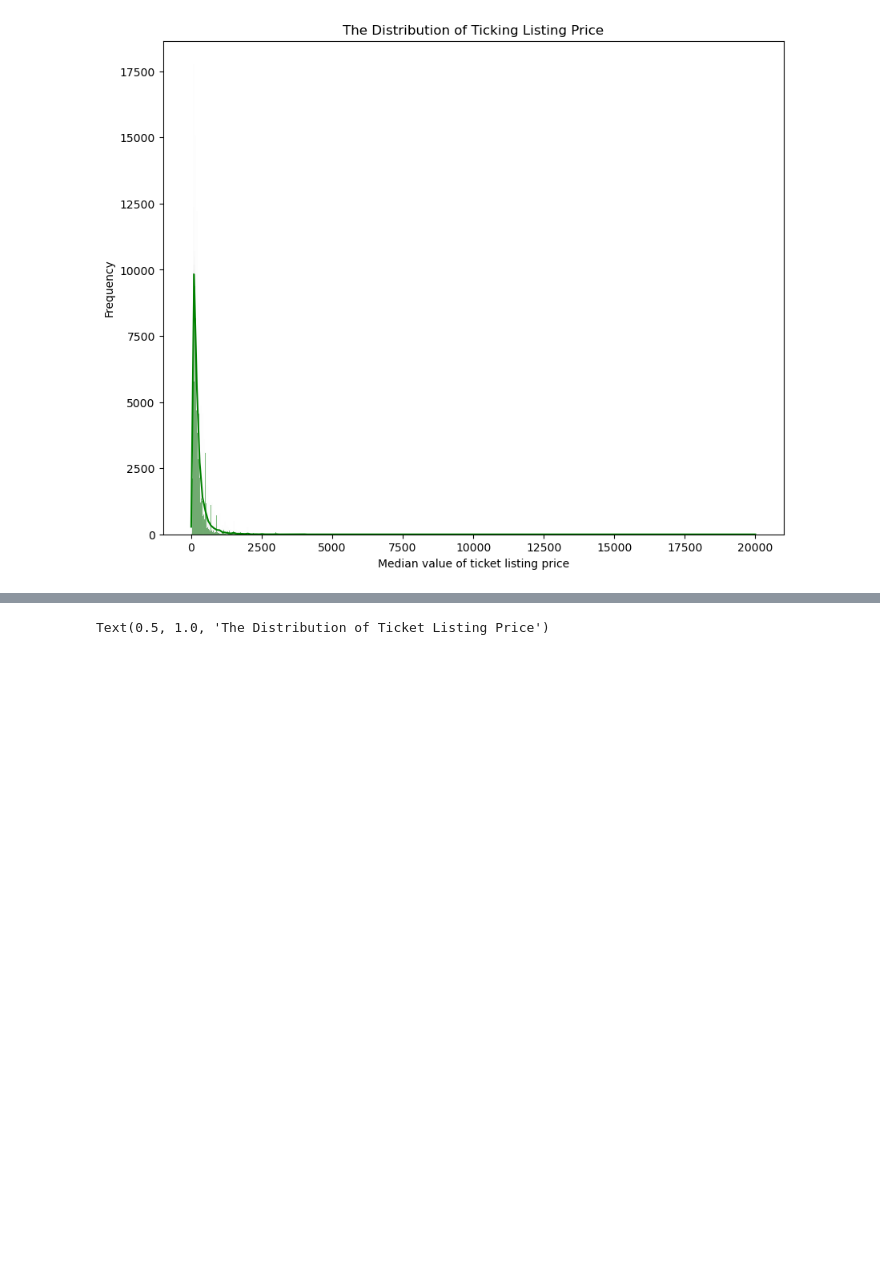
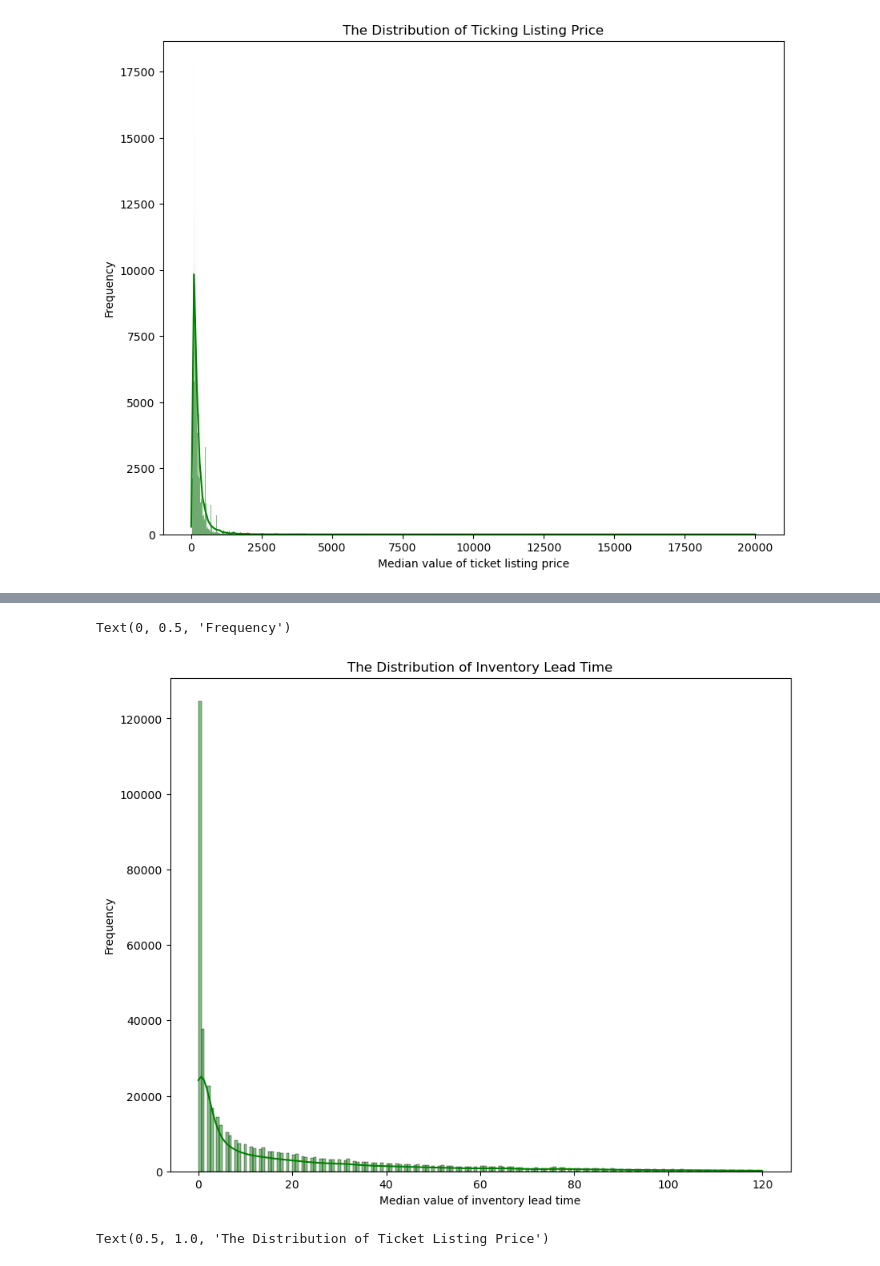
Before and after one commit to asnyder613/NBA_Seating, a Jupyter notebook: NBA_Capstone.ipynb, the cells around one changed output, grey strips where cells are left out. Saved outputs shown, nothing was run; the diff lists cells and outputs as text; code cells hidden in the pictures; blank space fills up the shorter version.

```diff
--- a/NBA_Capstone.ipynb
+++ b/NBA_Capstone.ipynb
@@ -128 +137,10 @@ Text(0, 0.5, 'Frequency')
+# %%
+plt.figure(figsize=(10,8))
+sns.histplot(final_df["DAYS_INVENTORY_LEAD_TIME"], kde=True,color="green")
+plt.title("The Distribution of Inventory Lead Time")
+plt.xlabel("Median value of inventory lead time")
+plt.ylabel("Frequency")
+# %% [output]
+Text(0, 0.5, 'Frequency')
+[figure, added]
 # %%
```
Also changed, not shown: parts of 40 cells of this notebook.
